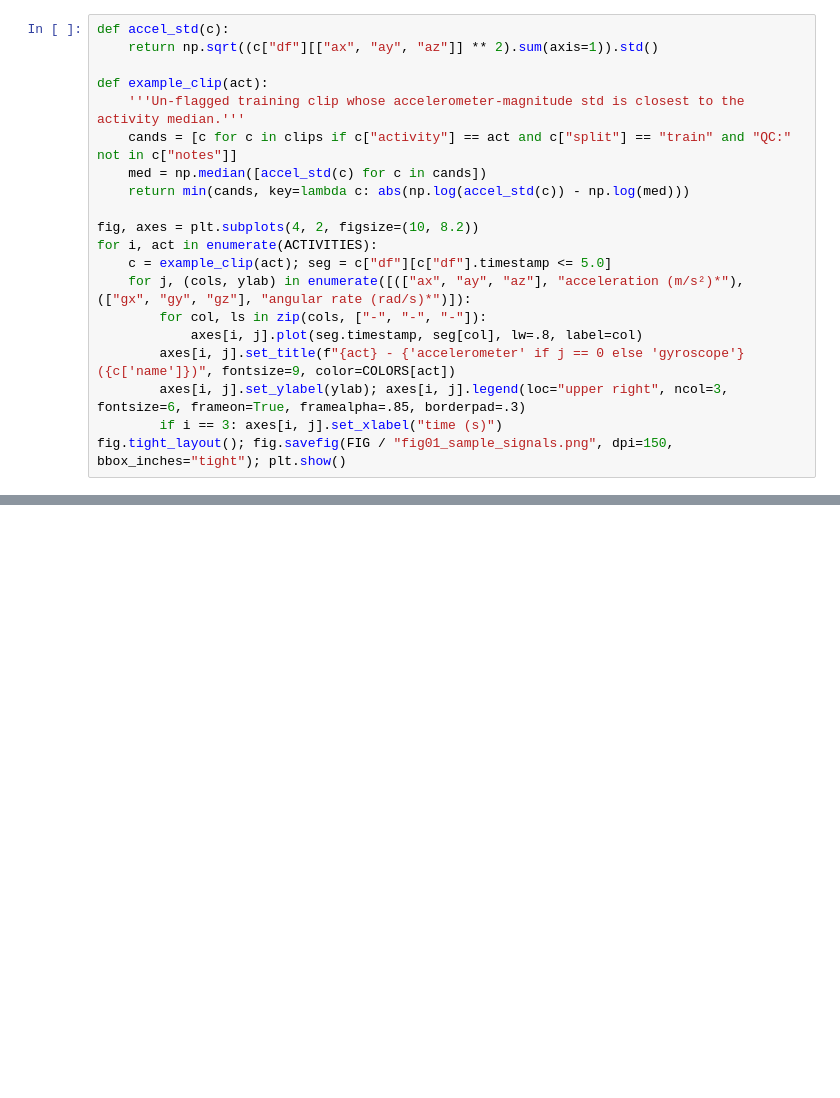
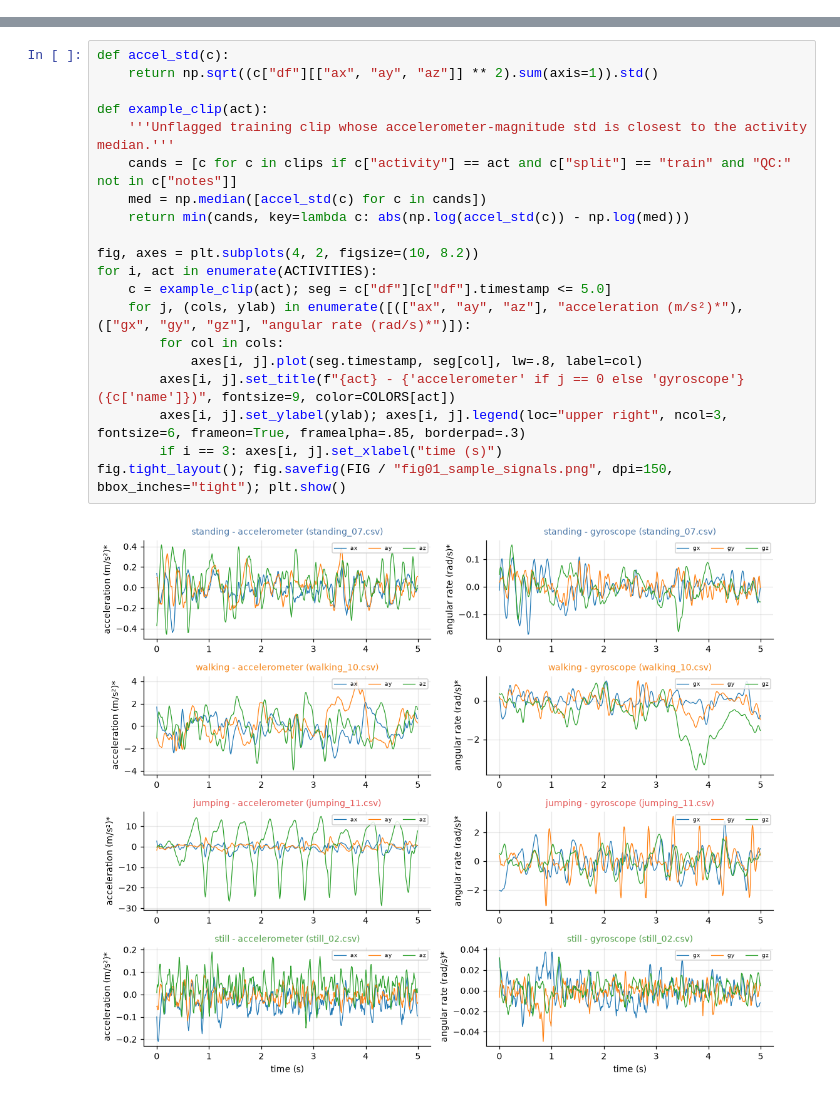
Before and after one commit to Manzi453/Formative1_TechinuqueII, a Jupyter notebook: HMM_Activity_Recognition.ipynb, the cells around one changed output, grey strips where cells are left out. Saved outputs shown, nothing was run; the diff lists cells and outputs as text; blank space fills up the shorter version.

```diff
--- a/HMM_Activity_Recognition.ipynb
+++ b/HMM_Activity_Recognition.ipynb
@@ -92,20 +0,0 @@ Amplitudes differ by orders of magnitude, so every panel has its own y-scale.
-# %%
-def accel_std(c):
-    return np.sqrt((c["df"][["ax", "ay", "az"]] ** 2).sum(axis=1)).std()
-
-def example_clip(act):
-    '''Un-flagged training clip whose accelerometer-magnitude std is closest to the activity median.'''
-    cands = [c for c in clips if c["activity"] == act and c["split"] == "train" and "QC:" not in c["notes"]]
-    med = np.median([accel_std(c) for c in cands])
-    return min(cands, key=lambda c: abs(np.log(accel_std(c)) - np.log(med)))
-
-fig, axes = plt.subplots(4, 2, figsize=(10, 8.2))
-for i, act in enumerate(ACTIVITIES):
-    c = example_clip(act); seg = c["df"][c["df"].timestamp <= 5.0]
-    for j, (cols, ylab) in enumerate([(["ax", "ay", "az"], "acceleration (m/s²)*"), (["gx", "gy", "gz"], "angular rate (rad/s)*")]):
-        for col, ls in zip(cols, ["-", "-", "-"]):
-            axes[i, j].plot(seg.timestamp, seg[col], lw=.8, label=col)
-        axes[i, j].set_title(f"{act} - {'accelerometer' if j == 0 else 'gyroscope'} ({c['name']})", fontsize=9, color=COLORS[act])
-        axes[i, j].set_ylabel(ylab); axes[i, j].legend(loc="upper right", ncol=3, fontsize=6, frameon=True, framealpha=.85, borderpad=.3)
-        if i == 3: axes[i, j].set_xlabel("time (s)")
-fig.tight_layout(); fig.savefig(FIG / "fig01_sample_signals.png", dpi=150, bbox_inches="tight"); plt.show()
@@ -621,0 +109,22 @@ concatenated sequence (58 windows) overall accuracy: 0.9138
+# %%
+def accel_std(c):
+    return np.sqrt((c["df"][["ax", "ay", "az"]] ** 2).sum(axis=1)).std()
+
+def example_clip(act):
+    '''Unflagged training clip whose accelerometer-magnitude std is closest to the activity median.'''
+    cands = [c for c in clips if c["activity"] == act and c["split"] == "train" and "QC:" not in c["notes"]]
+    med = np.median([accel_std(c) for c in cands])
+    return min(cands, key=lambda c: abs(np.log(accel_std(c)) - np.log(med)))
+
+fig, axes = plt.subplots(4, 2, figsize=(10, 8.2))
+for i, act in enumerate(ACTIVITIES):
+    c = example_clip(act); seg = c["df"][c["df"].timestamp <= 5.0]
+    for j, (cols, ylab) in enumerate([(["ax", "ay", "az"], "acceleration (m/s²)*"), (["gx", "gy", "gz"], "angular rate (rad/s)*")]):
+        for col in cols:
+            axes[i, j].plot(seg.timestamp, seg[col], lw=.8, label=col)
+        axes[i, j].set_title(f"{act} - {'accelerometer' if j == 0 else 'gyroscope'} ({c['name']})", fontsize=9, color=COLORS[act])
+        axes[i, j].set_ylabel(ylab); axes[i, j].legend(loc="upper right", ncol=3, fontsize=6, frameon=True, framealpha=.85, borderpad=.3)
+        if i == 3: axes[i, j].set_xlabel("time (s)")
+fig.tight_layout(); fig.savefig(FIG / "fig01_sample_signals.png", dpi=150, bbox_inches="tight"); plt.show()
+# %% [output]
+[figure, added]
```
Also changed, not shown: parts of 78 cells of this notebook, 23 other files.
